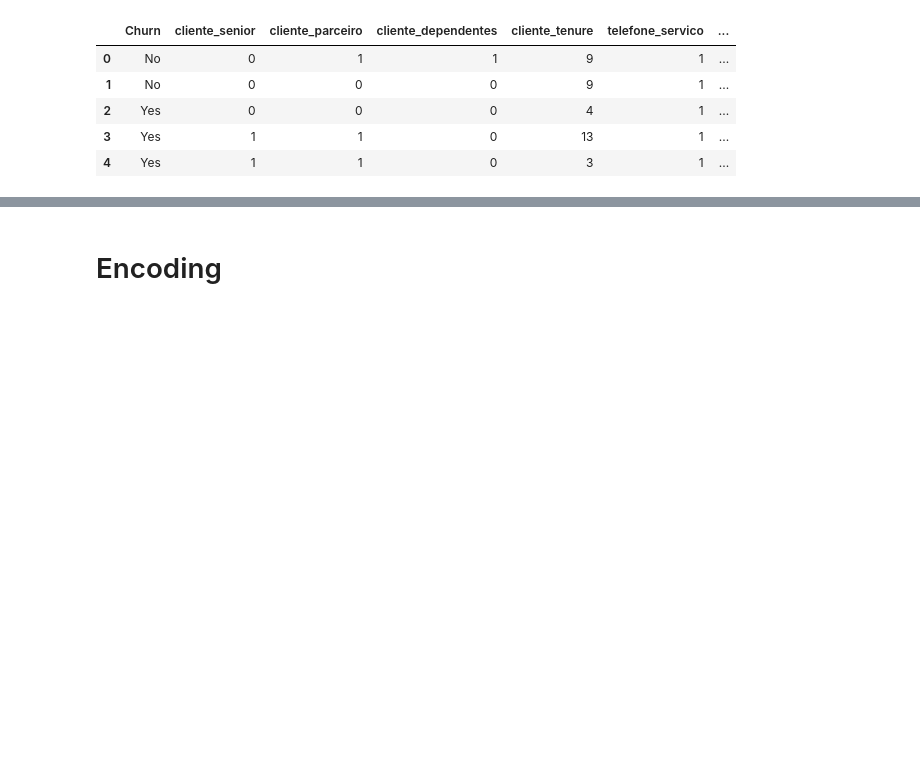
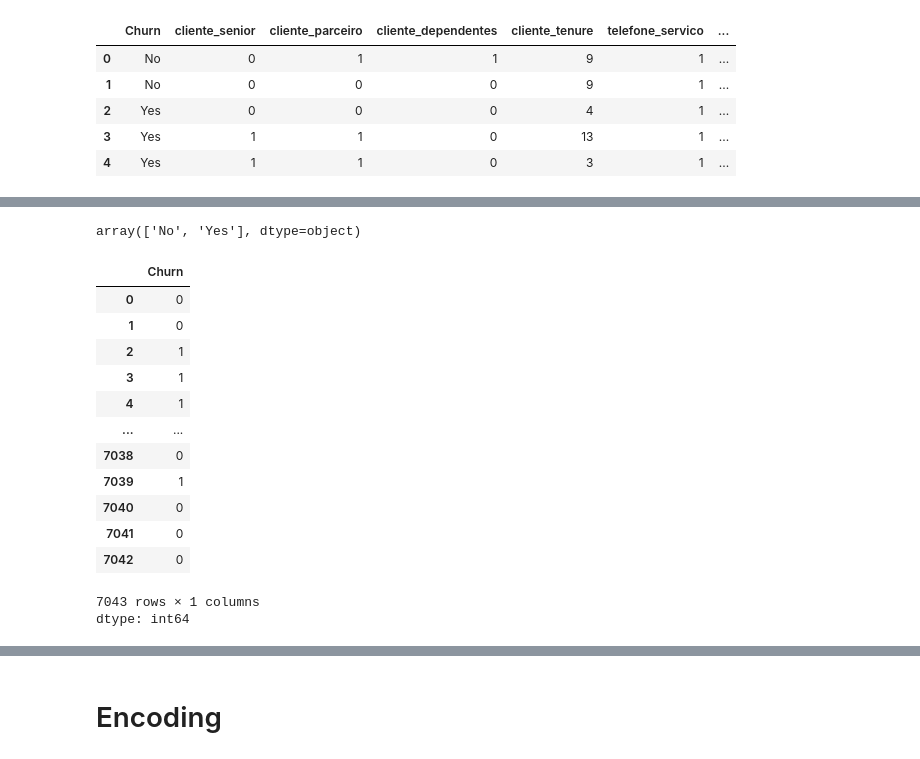
Before and after one commit to ElsCorporation/ChallengeAluraTelecomPt2, a Jupyter notebook: Callenge_Alura_TelecomX_pt2.ipynb, the cells around one changed output, grey strips where cells are left out. Cells and saved outputs as stored; diff of their text form; code cells hidden in the pictures; blank space fills up the shorter version.

```diff
--- a/Callenge_Alura_TelecomX_pt2.ipynb
+++ b/Callenge_Alura_TelecomX_pt2.ipynb
@@ -78,0 +89,7 @@ dados_colunas_removidas.head()
+# %%
+Adicionar_colunas_streaming = [
+    'internet_streaming_tv',
+    'internet_streaming_filmes',
+]
+dados_colunas_removidas = pd.concat([dados_colunas_removidas, dados[Adicionar_colunas_streaming]], axis=1)
+dados_colunas_removidas.head()
@@ -78,0 +117,14 @@ dados_colunas_removidas.head()
+# %%
+AjusteColunas = [
+    'internet_seguranca_online',
+    'internet_backup_online',
+    'internet_protecao_dispositivo',
+    'internet_suporte_tecnico',
+    'internet_streaming_tv',
+    'internet_streaming_filmes',
+]
+
+for col in AjusteColunas:
+    dados_colunas_removidas[col] = dados_colunas_removidas[col].replace(0, '0')
+
+dados_colunas_removidas['internet_streaming_tv'].unique()
@@ -78,0 +185,22 @@ dados_colunas_removidas.head()
+# %%
+dados_colunas_removidas['Churn'].unique()
+# %% [output]
+array(['No', 'Yes'], dtype=object)
+# %%
+dados_colunas_removidas['Churn'] = dados_colunas_removidas['Churn'].replace({'No': 0, 'Yes': 1}).astype(int)
+dados_colunas_removidas['Churn']
+# %% [output]
+|  | Churn |
+| 0 | 0 |
+| 1 | 0 |
+| 2 | 1 |
+| 3 | 1 |
+| 4 | 1 |
+| ... | ... |
+| 7038 | 0 |
+| 7039 | 1 |
+| 7040 | 0 |
+| 7041 | 0 |
+| 7042 | 0 |
+7043 rows × 1 columns
+dtype: int64
```
Also changed, not shown: parts of 15 cells of this notebook.
